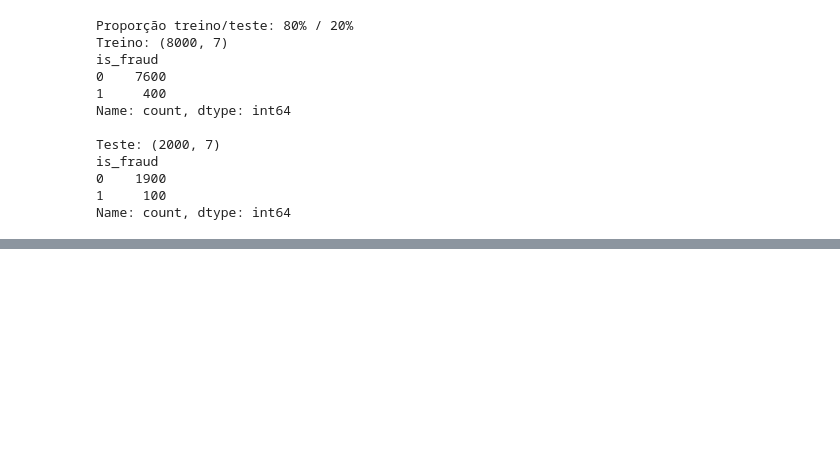
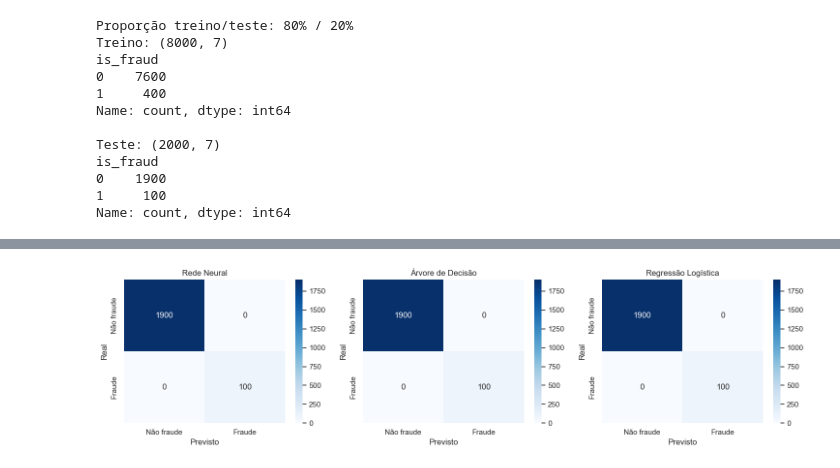
Before and after one commit to Lapenha/A3_IA_USJT_2026, a Jupyter notebook: A3_classifier_committee.ipynb, the cells around one changed output, grey strips where cells are left out. Cells and saved outputs as stored; diff of their text form; code cells hidden in the pictures; blank space fills up the shorter version.

```diff
--- a/A3_classifier_committee.ipynb
+++ b/A3_classifier_committee.ipynb
@@ -318,11 +232,0 @@ MLPClassifier(alpha=0.001, early_stopping=True, hidden_layer_sizes=(64, 32),
-# %%
-y_pred = neural_network.predict(X_test_processed)
-
-metrics = {
-    "acurácia": accuracy_score(y_test, y_pred),
-    "precisão": precision_score(y_test, y_pred, zero_division=0),
-    "recall": recall_score(y_test, y_pred, zero_division=0),
-    "f1_score": f1_score(y_test, y_pred, zero_division=0),
-}
-
-pd.DataFrame([metrics]).round(4)
@@ -478,0 +378,9 @@ Pontos para desenvolver no relatório:
+# %%
+for name, predictions in individual_predictions.items():
+    print(f"\nRelatório de classificação - {name}")
+    print(classification_report(
+        y_test,
+        predictions,
+        target_names=["Não fraude", "Fraude"],
+        zero_division=0,
+    ))
@@ -478,0 +405,22 @@ Pontos para desenvolver no relatório:
+# %%
+fig, axes = plt.subplots(1, 3, figsize=(15, 4))
+
+for ax, (name, predictions) in zip(axes, individual_predictions.items()):
+    matrix = confusion_matrix(y_test, predictions)
+    sns.heatmap(
+        matrix,
+        annot=True,
+        fmt="d",
+        cmap="Blues",
+        xticklabels=["Não fraude", "Fraude"],
+        yticklabels=["Não fraude", "Fraude"],
+        ax=ax,
+    )
+    ax.set_title(name)
+    ax.set_xlabel("Previsto")
+    ax.set_ylabel("Real")
+
+plt.tight_layout()
+plt.show()
+# %% [output]
+[figure, added]
```
Also changed, not shown: parts of 54 cells of this notebook, 1 other file.
